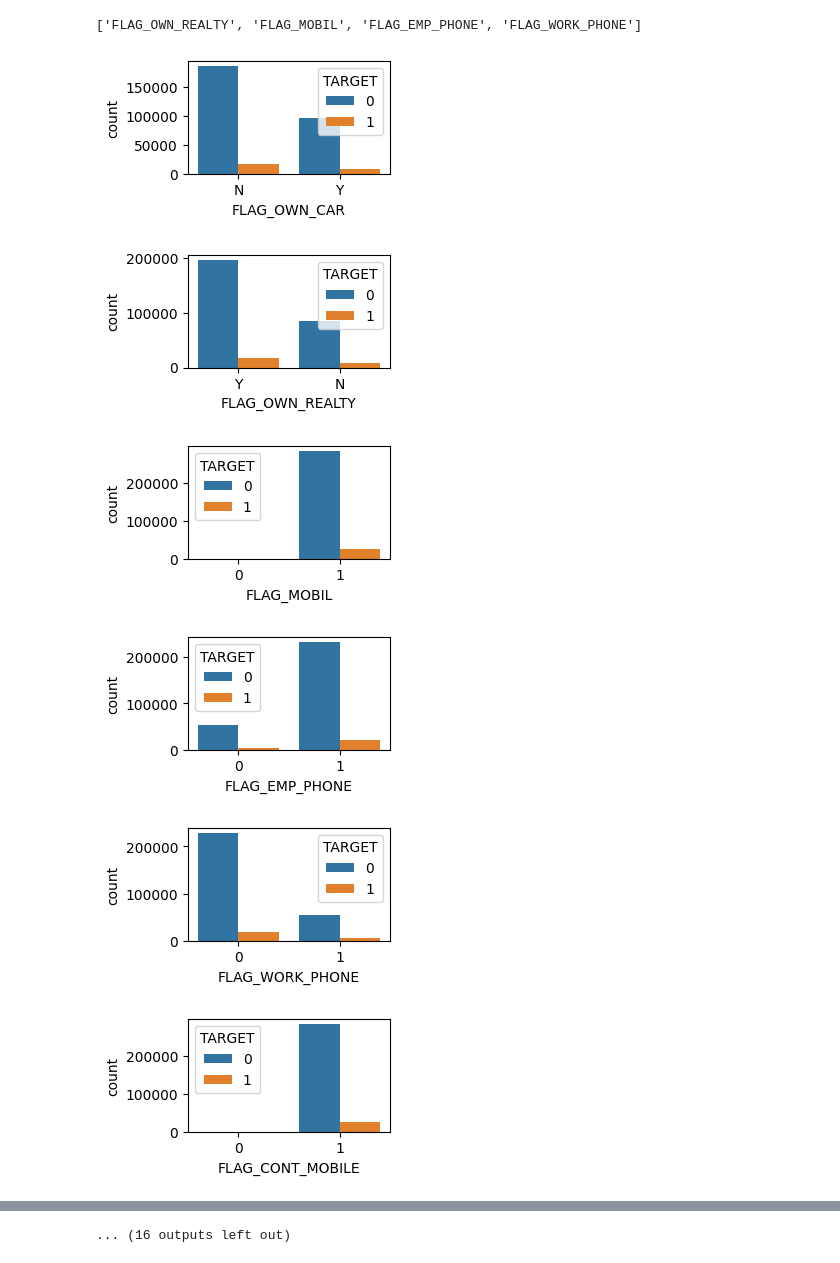
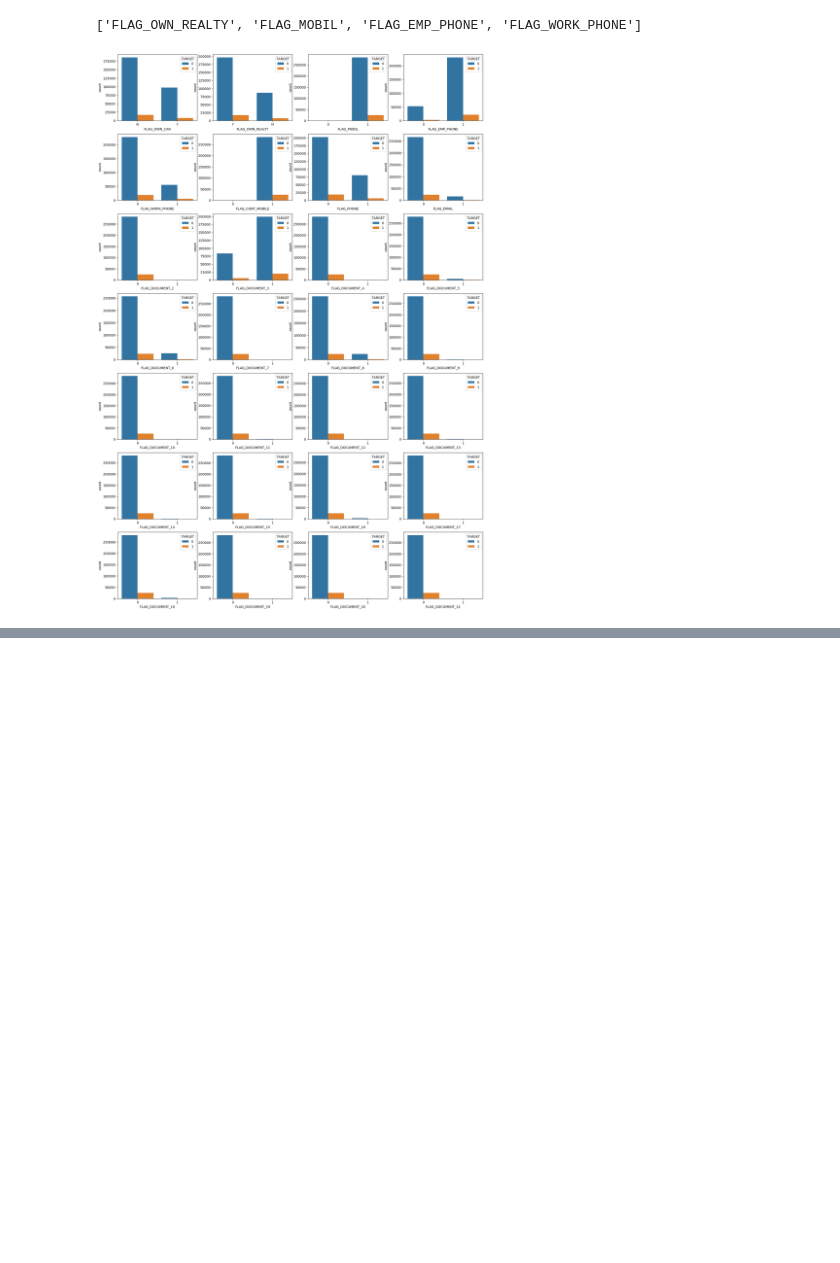
Before and after one commit to jin-raii/netflix-clone, a Jupyter notebook: notebook349a4453cc.ipynb, the cells around one changed output, grey strips where cells are left out. Saved outputs shown, nothing was run; the diff lists cells and outputs as text; code cells hidden in the pictures; blank space fills up the shorter version.

```diff
--- a/notebook349a4453cc.ipynb
+++ b/notebook349a4453cc.ipynb
@@ -229,14 +229,9 @@ flag_col[1:5]
 # %% [output]
 ['FLAG_OWN_REALTY', 'FLAG_MOBIL', 'FLAG_EMP_PHONE', 'FLAG_WORK_PHONE']
 # %%
+plt.figure(figsize=(20,30))
 for i, col in enumerate(flag_col):
-    plt.figure(figsize=(12,12))
     plt.subplot(7, 4, i + 1)
     sns.countplot(data=missing_col, x=col, hue='TARGET')
 # %% [output]
-[figure, old version]
+[figure, new version]
-[figure, removed]
-[figure, removed]
-[figure, removed]
-[figure, removed]
-[figure, removed]
@@ -249 +237,0 @@ for i, col in enumerate(flag_col):
-... (16 outputs left out)
```
Also changed, not shown: parts of 1 cell of this notebook.
